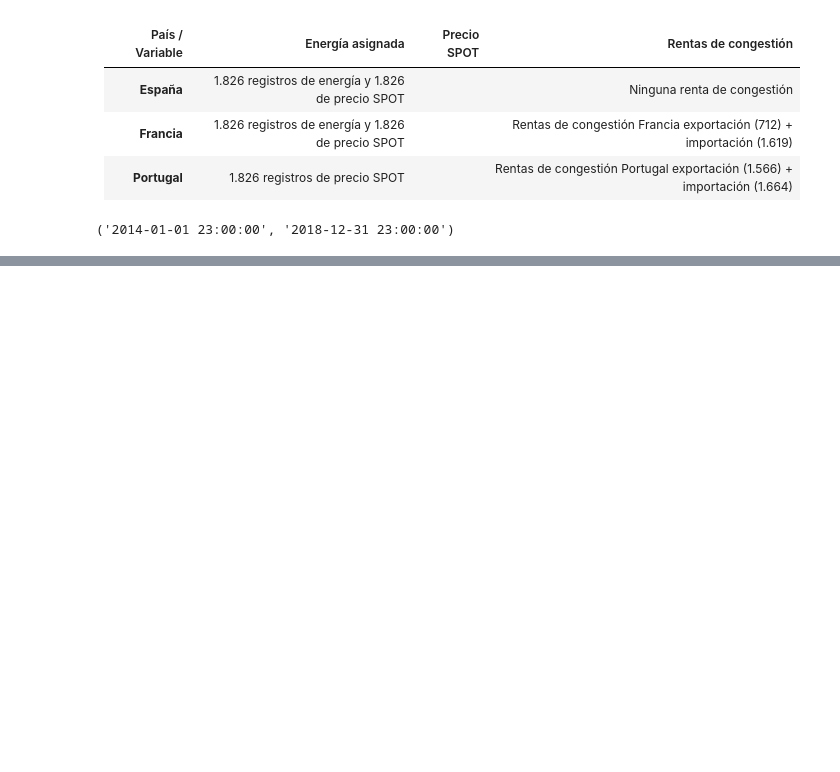
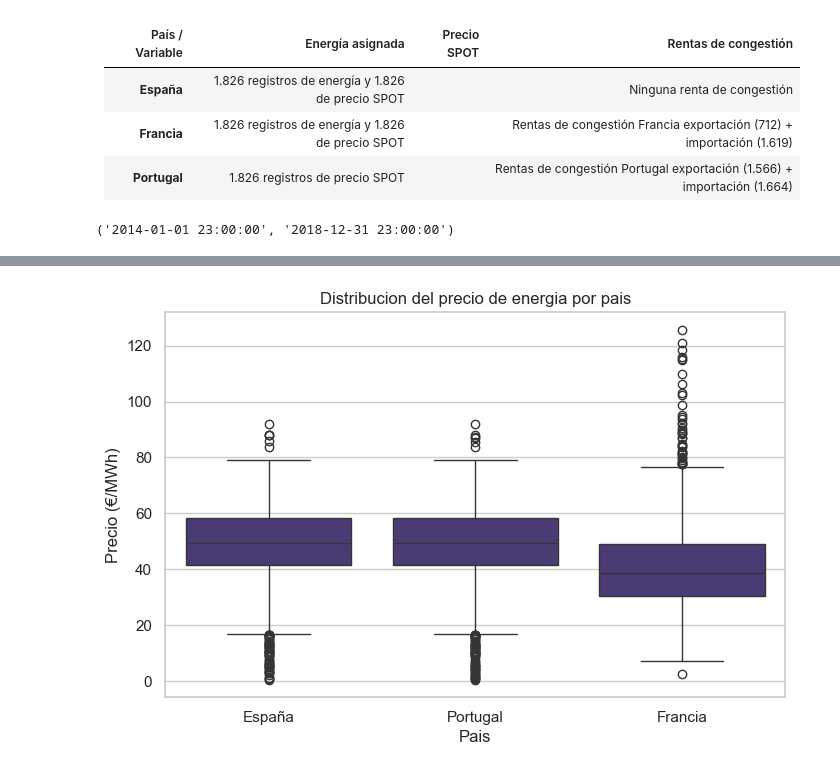
Before and after one commit to Ivan-Ortiz1/analisis-precios-y-energia-california, a Jupyter notebook: notebooks/2_analisis_energia.ipynb, the cells around one changed output, grey strips where cells are left out. Drawn from its saved outputs; the diff is of its cells as text; code cells hidden in the pictures; blank space fills up the shorter version.

```diff
--- a/notebooks/2_analisis_energia.ipynb
+++ b/notebooks/2_analisis_energia.ipynb
@@ -124,0 +148,9 @@ df.index.min(), df.index.max()
+# %%
+plt.figure(figsize=(8,5))
+sns.boxplot(data=precios, x='nombre_region', y='precio_energia')
+plt.title('Distribucion del precio de energia por pais')
+plt.xlabel('Pais')
+plt.ylabel('Precio (€/MWh)')
+plt.show()
+# %% [output]
+[figure, added]
```
Also changed, not shown: parts of 9 cells of this notebook.
